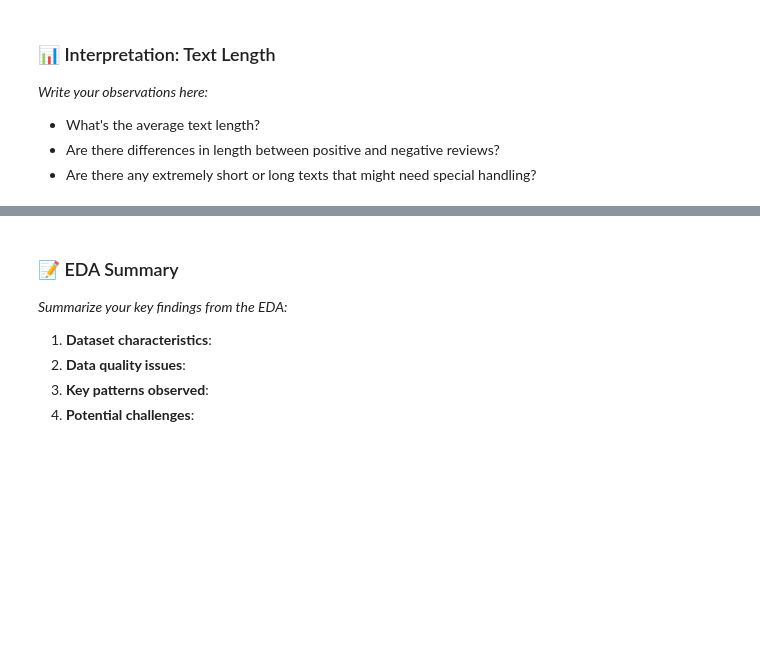
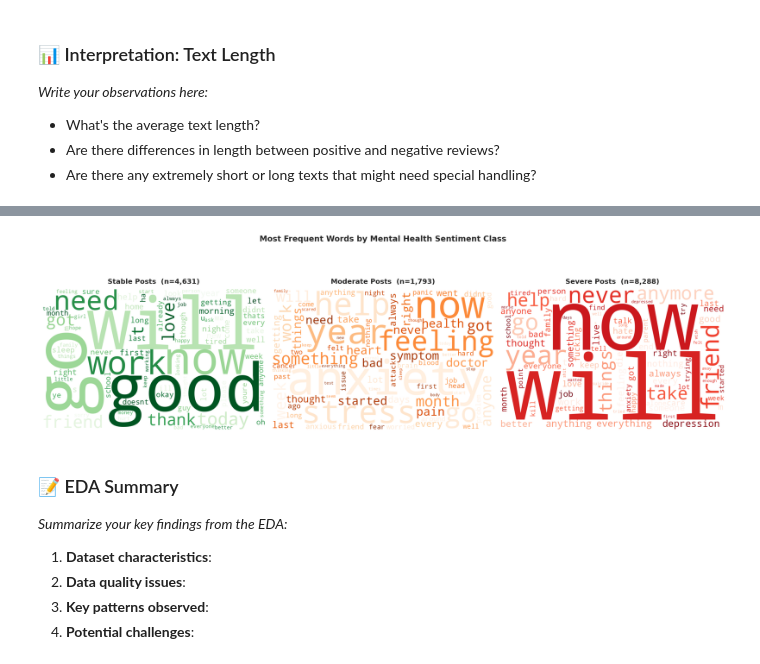
Before and after one commit to CeZa18/Cesar-Zaldivar-ML-ITAI1371, a Jupyter notebook: FP_MentalHelathSentimentAnalysis_CesarZaldivar.ipynb, the cells around one changed output, grey strips where cells are left out. Drawn from its saved outputs; the diff is of its cells as text; code cells hidden in the pictures; blank space fills up the shorter version.

```diff
--- a/FP_MentalHelathSentimentAnalysis_CesarZaldivar.ipynb
+++ b/FP_MentalHelathSentimentAnalysis_CesarZaldivar.ipynb
@@ -394,3 +454,17 @@ The dataset is remarkably clean with no missing values and minimal duplicates, r
 
 # Hint: Use df[df['sentiment'] == 'positive'].sample(3)
 # Display examples from each class to get a feel for the data
+
+print("=" * 80)
+print("SAMPLE POSTS BY SENTIMENT CLASS")
+print("=" * 80)
+
+for sentiment in ['Stable', 'Moderate', 'Severe']:
+  print(f"\n{'-'*80}")
+  print(f"  CLASS:  {sentiment.upper()}")
+  print(f"{'-'*80}")
+  samples = df[df['sentiment'] == sentiment]['text'].sample(2, random_state=42)
+  for j, text in enumerate(samples, 1):
+    print(f"\n  [{j}] {text[:400]}{'...' if len(text) > 400 else ''}")
+
+print(f"\n{'='*80}")
@@ -407,3 +489,60 @@ The dataset is remarkably clean with no missing values and minimal duplicates, r
+# %%
+# Analyze common words (optional but recommended)
+# YOUR CODE HERE
+
+# Hint: You can do simple word frequency analysis here
+# Or wait until after preprocessing for more meaningful results
+# Example:
+# all_words = ' '.join(df['text_column']).lower().split()
+# common_words = Counter(all_words).most_common(20)
+# Plot a bar chart of most common words
+
+import re
+
+def clean_for_cloud(text):
+  text = str(text).lower()
+  text = re.sub(r'http\S+|www\S+', '', text)
+  text = re.sub(r'@\w+|#\w', '', text)
+  text = re.sub(r'[^\x00-\x7F]+', '', text)
+  text = re.sub(r'[^\w\s]', '', text)
+  return text
+
+custom_stopwrods = set(STOPWORDS) | {
+    'feel', 'like', 'just', 'know', 'want', 'really', 'get', 'one',
+    'thing', 'time', 'would', 'could', 'im', 'ive', 'dont', 'cant',
+    'even', 'still', 'much', 'make', 'going', 'people', 'think',
+    'life', 'way', 'day', 'back', 'see', 'also', 'said', 'say'
+}
+
+cmap = {'Stable': 'Greens', 'Moderate': 'Oranges', 'Severe': 'Reds'}
+fig, axes = plt.subplots(1, 3, figsize=(21, 7))
+
+for ax, sentiment in zip(axes, ['Stable', 'Moderate', 'Severe']):
+  subset = df[df['sentiment'] == sentiment]['text']
+  text_data = ' '.join(
+      subset.sample(min(3000, len(subset)), random_state=42)
+      .apply(clean_for_cloud)
+  )
+  wc = WordCloud(
+      width=800, height=500,
+      background_color='white',
+      colormap=cmap[sentiment],
+      stopwords=custom_stopwrods,
+      max_words=80,
+      collocations=False
+  ).generate(text_data)
+  ax.imshow(wc, interpolation='bilinear')
+  ax.axis('off')
+  ax.set_title(f'{sentiment} Posts  (n={len(subset):,})',
+               fontsize=15, fontweight='bold', pad=12)
+
+plt.suptitle('Most Frequent Words by Mental Health Sentiment Class',
+             fontsize=17, fontweight='bold', y=1.01)
+plt.tight_layout()
+plt.savefig('wordclouds.png', bbox_inches='tight')
+plt.show()
+# %% [output]
+[figure, added]
 # %% [markdown]
 ### 📝 EDA Summary
 
```
Also changed, not shown: parts of 4 cells of this notebook.
